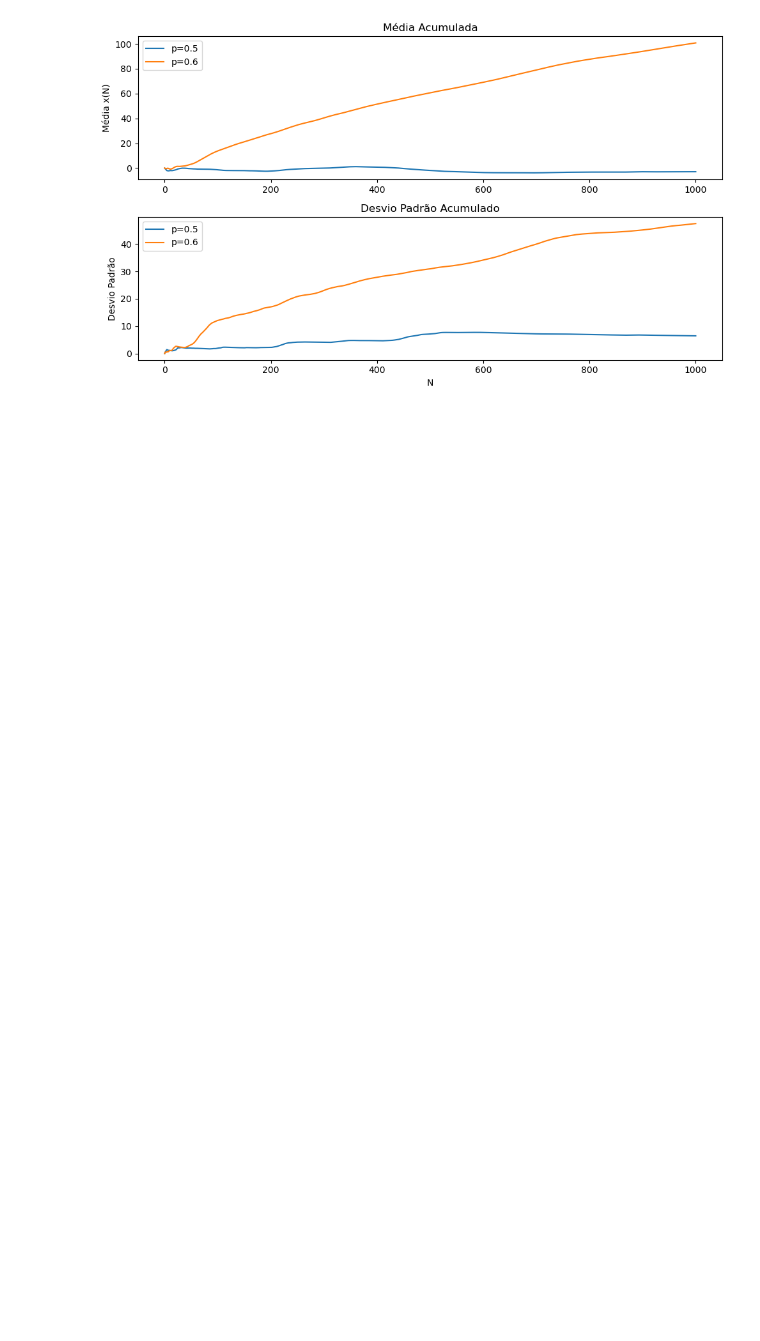
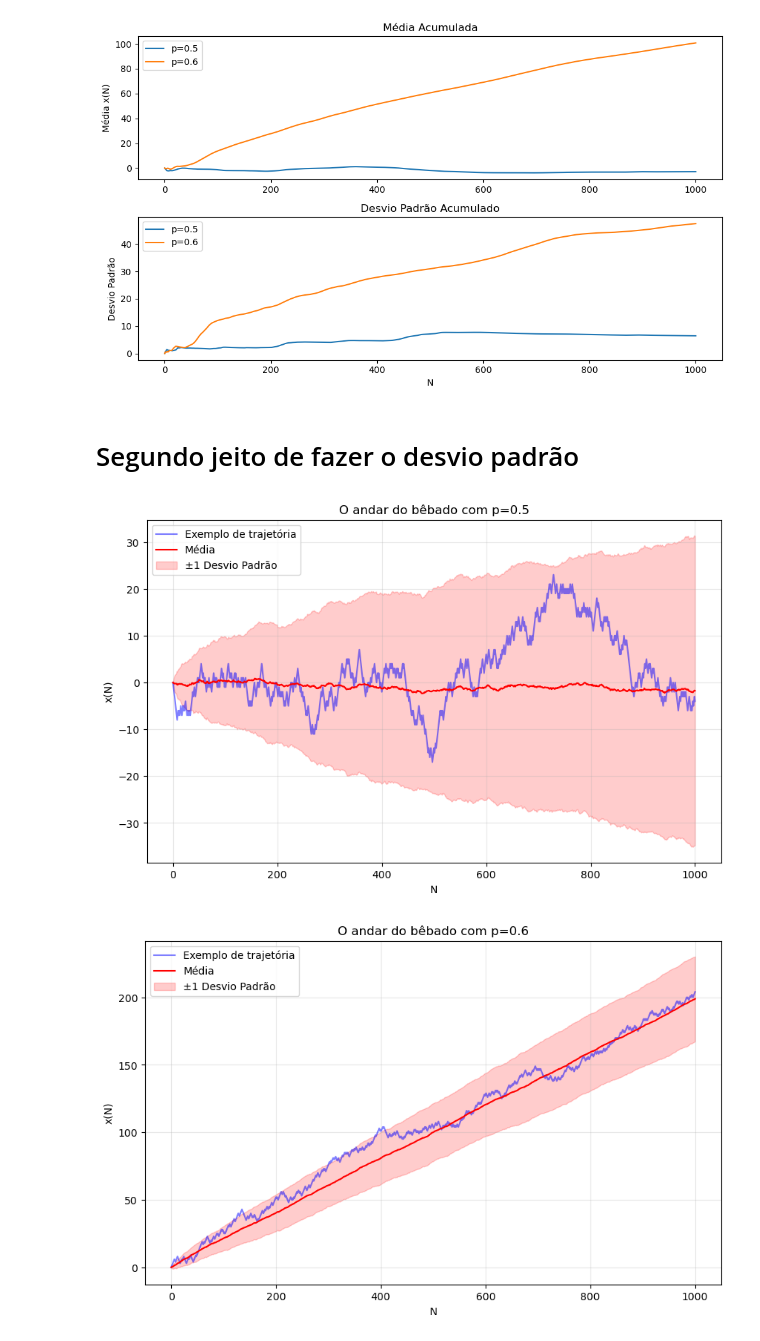
Before and after one commit to JVeloso14/Fisica-computacional-atividades, a Jupyter notebook: atividade 4/passeio_aleatorio_intermediário1.ipynb, the cells around one changed output. Drawn from its saved outputs; the diff is of its cells as text; code cells hidden in the pictures; blank space fills up the shorter version.

```diff
--- a/atividade 4/passeio_aleatorio_intermediário1.ipynb
+++ b/atividade 4/passeio_aleatorio_intermediário1.ipynb
@@ -71,3 +69,70 @@ plt.tight_layout()
 plt.show()
 # %% [output]
 [figure]
+# %% [markdown]
+# Segundo jeito de fazer o desvio padrão
+# %%
+import numpy as np
+import matplotlib.pyplot as plt
+
+class PasseioAleatorio:
+    def __init__(self, p, N):
+        """
+        Parâmetros:
+        p (float): Probabilidade de movimento para a direita
+        N (int): Número de passos no passeio
+        """
+        self.p = p
+        self.N = N
+
+    def função_passeio(self):
+        """
+        Gera um passeio aleatório usando rng.choice() e np.cumsum()
+
+        Retorna:
+        array: Posições do passeio aleatório
+        """
+        rng = np.random.default_rng()
+        passos = rng.choice([1, -1], size=self.N, p=[self.p, 1-self.p])
+        x = np.concatenate(([0], np.cumsum(passos)))
+        return x
+
+# Parâmetros da simulação
+N = 1000
+valores_p = [0.5, 0.6]
+num_simulacoes = 100
+
+# Para cada valor de probabilidade
+for p_valor in valores_p:
+    # Matriz para armazenar todos os passeios
+    todos_passeios = np.zeros((num_simulacoes, N+1))
+
+    # Gerar múltiplos passeios usando a classe
+    for i in range(num_simulacoes):
+        passeio = PasseioAleatorio(p_valor, N)
+        todos_passeios[i] = passeio.função_passeio()
+
+    media = np.mean(todos_passeios, axis=0)
+    desvio = np.std(todos_passeios, axis=0)
+    plt.figure(figsize=(10, 6))
+    plt.plot(todos_passeios[0], 'b-', alpha=0.5, label='Exemplo de trajetória')
+    plt.plot(media, 'r-', label='Média')
+    plt.fill_between(range(N+1), media-desvio, media+desvio, color='r', alpha=0.2, label='±1 Desvio Padrão') #A cor em volta do gráfico
+
+    plt.ylabel('x(N)')
+    plt.xlabel('N')
+    plt.legend()
+    plt.title(f'O andar do bêbado com p={p_valor}')
+    plt.grid(True, alpha=0.3)
+
+    # Salvar dados
+    np.savez(f'Dados_passeio_p_{p_valor}',
+             valores_posicao=todos_passeios[0],
+             media=media,
+             desvio_padrao=desvio,
+             p=p_valor)
+
+    plt.show()
+# %% [output]
+[figure, added]
+[figure, added]
```
Also changed, not shown: parts of 1 cell of this notebook, 11 other files.
